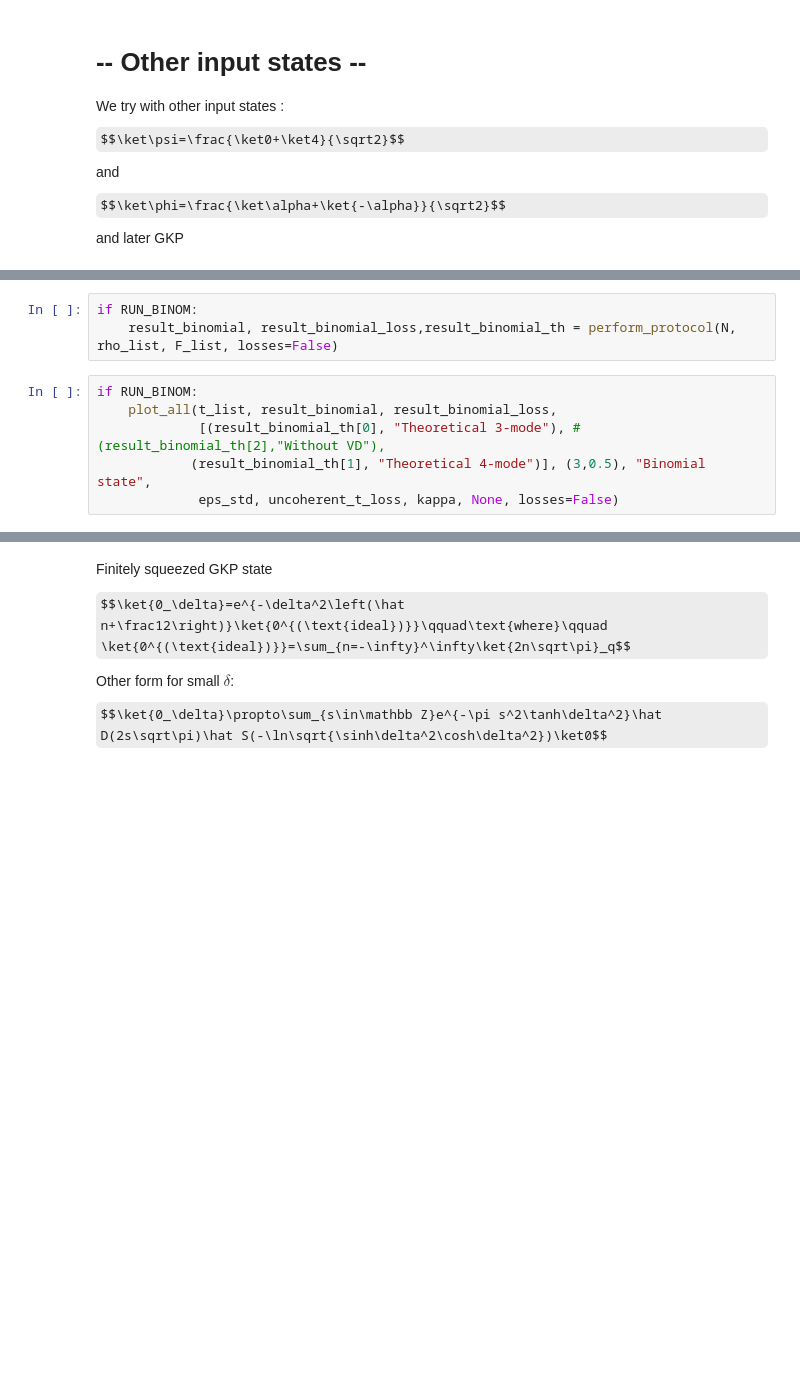
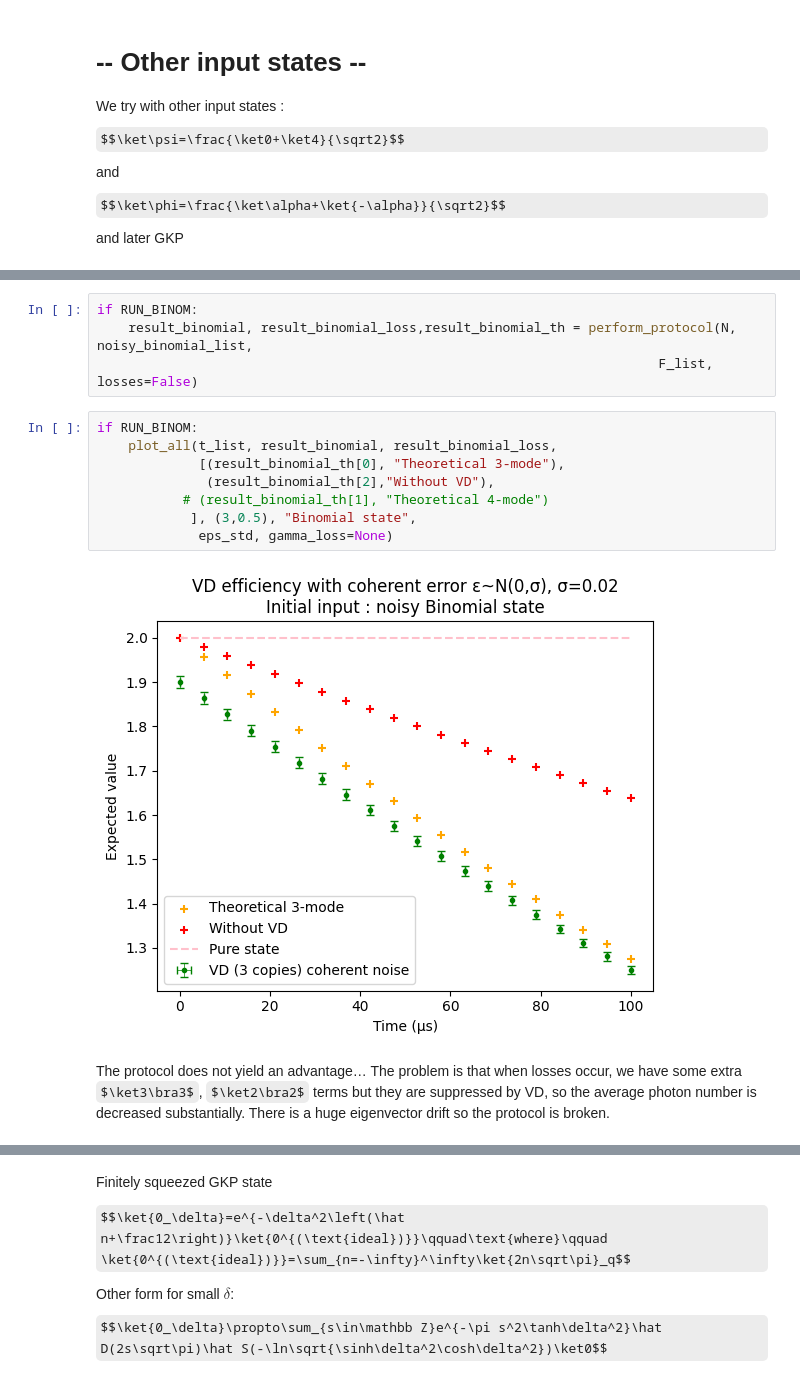
Before and after one commit to lfinocchiaro/virtual-distillation, a Jupyter notebook: virtual_distillation.ipynb, the cells around one changed output, grey strips where cells are left out. Drawn from its saved outputs; the diff is of its cells as text; some formulas as TeX source; blank space fills up the shorter version.

```diff
--- a/virtual_distillation.ipynb
+++ b/virtual_distillation.ipynb
@@ -160,12 +166,20 @@ ax.bar(np.arange(N), np.abs(np.diag(noisy_binomial_list[-1])))
 # %%
 if RUN_BINOM:
-    result_binomial, result_binomial_loss,result_binomial_th = perform_protocol(N, rho_list, F_list, losses=False)
+    result_binomial, result_binomial_loss,result_binomial_th = perform_protocol(N, noisy_binomial_list,
+                                                                        F_list, losses=False)
 # %%
 if RUN_BINOM:
     plot_all(t_list, result_binomial, result_binomial_loss,
-             [(result_binomial_th[0], "Theoretical 3-mode"), #(result_binomial_th[2],"Without VD"),
-            (result_binomial_th[1], "Theoretical 4-mode")], (3,0.5), "Binomial state",
-             eps_std, uncoherent_t_loss, kappa, None, losses=False)
+             [(result_binomial_th[0], "Theoretical 3-mode"),
+              (result_binomial_th[2],"Without VD"),
+           # (result_binomial_th[1], "Theoretical 4-mode")
+            ], (3,0.5), "Binomial state",
+             eps_std, gamma_loss=None)
+# %% [output]
+[figure, added]
+# %% [markdown]
+The protocol does not yield an advantage…
+The problem is that when losses occur, we have some extra $\ket3\bra3$, $\ket2\bra2$ terms but they are suppressed by VD, so the average photon number is decreased substantially. There is a huge eigenvector drift so the protocol is broken.
 # %%
 alpha = np.sqrt(2)
 rho_cat = qutip.ket2dm((qutip.coherent(N, alpha) + qutip.coherent(N, -alpha)).unit())
```
Also changed, not shown: parts of 27 cells of this notebook, 2 other files.
